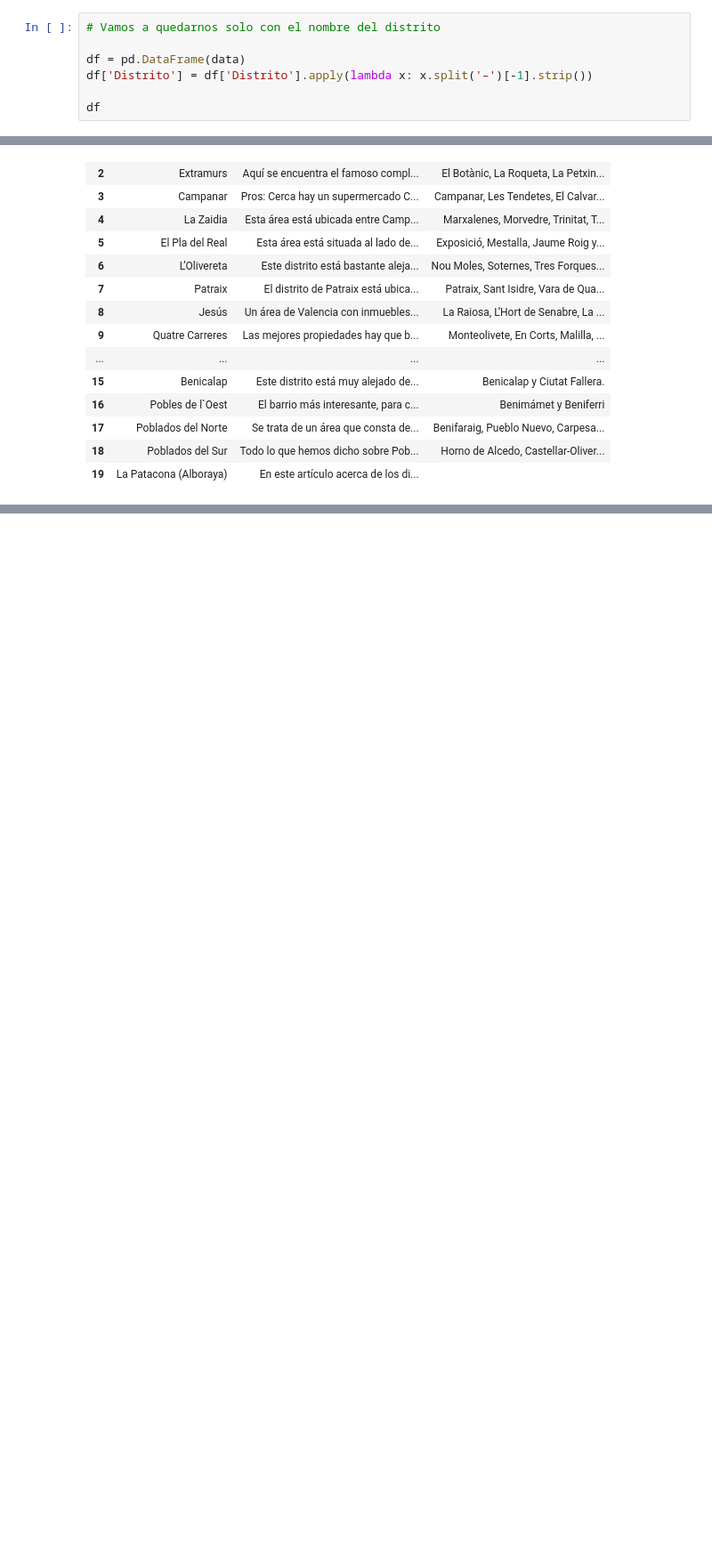
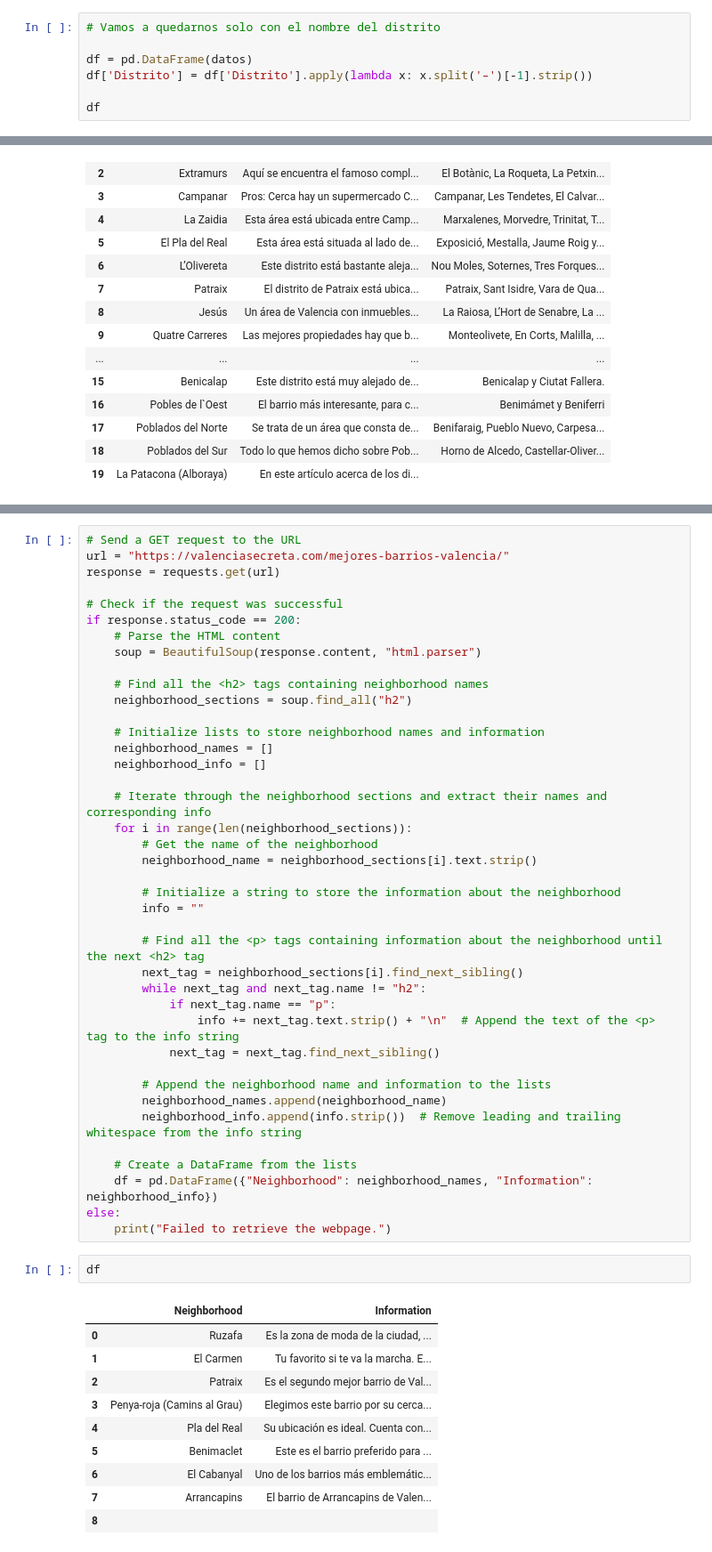
Before and after one commit to esedesam/mcd-nlp-proyecto, a Jupyter notebook: Info_Distritos.ipynb, the cells around one changed output, grey strips where cells are left out. Shown at 89% size. Saved outputs shown, nothing was run; the diff lists cells and outputs as text; blank space fills up the shorter version.

```diff
--- a/Info_Distritos.ipynb
+++ b/Info_Distritos.ipynb
@@ -83,7 +83,7 @@ df
 # %%
 # Vamos a quedarnos solo con el nombre del distrito
 
-df = pd.DataFrame(data)
+df = pd.DataFrame(datos)
 df['Distrito'] = df['Distrito'].apply(lambda x: x.split('–')[-1].strip())
 
 df
@@ -235,0 +238,53 @@ See the caveats in the documentation: https://pandas.pydata.org/pandas-docs/stab
+# %%
+# Send a GET request to the URL
+url = "https://valenciasecreta.com/mejores-barrios-valencia/"
+response = requests.get(url)
+
+# Check if the request was successful
+if response.status_code == 200:
+    # Parse the HTML content
+    soup = BeautifulSoup(response.content, "html.parser")
+
+    # Find all the <h2> tags containing neighborhood names
+    neighborhood_sections = soup.find_all("h2")
+
+    # Initialize lists to store neighborhood names and information
+    neighborhood_names = []
+    neighborhood_info = []
+
+    # Iterate through the neighborhood sections and extract their names and corresponding info
+    for i in range(len(neighborhood_sections)):
+        # Get the name of the neighborhood
+        neighborhood_name = neighborhood_sections[i].text.strip()
+
+        # Initialize a string to store the information about the neighborhood
+        info = ""
+
+        # Find all the <p> tags containing information about the neighborhood until the next <h2> tag
+        next_tag = neighborhood_sections[i].find_next_sibling()
+        while next_tag and next_tag.name != "h2":
+            if next_tag.name == "p":
+                info += next_tag.text.strip() + "\n"  # Append the text of the <p> tag to the info string
+            next_tag = next_tag.find_next_sibling()
+
+        # Append the neighborhood name and information to the lists
+        neighborhood_names.append(neighborhood_name)
+        neighborhood_info.append(info.strip())  # Remove leading and trailing whitespace from the info string
+
+    # Create a DataFrame from the lists
+    df = pd.DataFrame({"Neighborhood": neighborhood_names, "Information": neighborhood_info})
+else:
+    print("Failed to retrieve the webpage.")
+# %%
+df
+# %% [output]
+|  | Neighborhood | Information |
+| 0 | Ruzafa | Es la zona de moda de la ciudad, ... |
+| 1 | El Carmen | Tu favorito si te va la marcha. E... |
+| 2 | Patraix | Es el segundo mejor barrio de Val... |
+| 3 | Penya-roja (Camins al Grau) | Elegimos este barrio por su cerca... |
+| 4 | Pla del Real | Su ubicación es ideal. Cuenta con... |
+| 5 | Benimaclet | Este es el barrio preferido para ... |
+| 6 | El Cabanyal | Uno de los barrios más emblemátic... |
+| 7 | Arrancapins | El barrio de Arrancapins de Valen... |
+| 8 |  |  |
```
Also changed, not shown: parts of 35 cells of this notebook, 4 other files.
